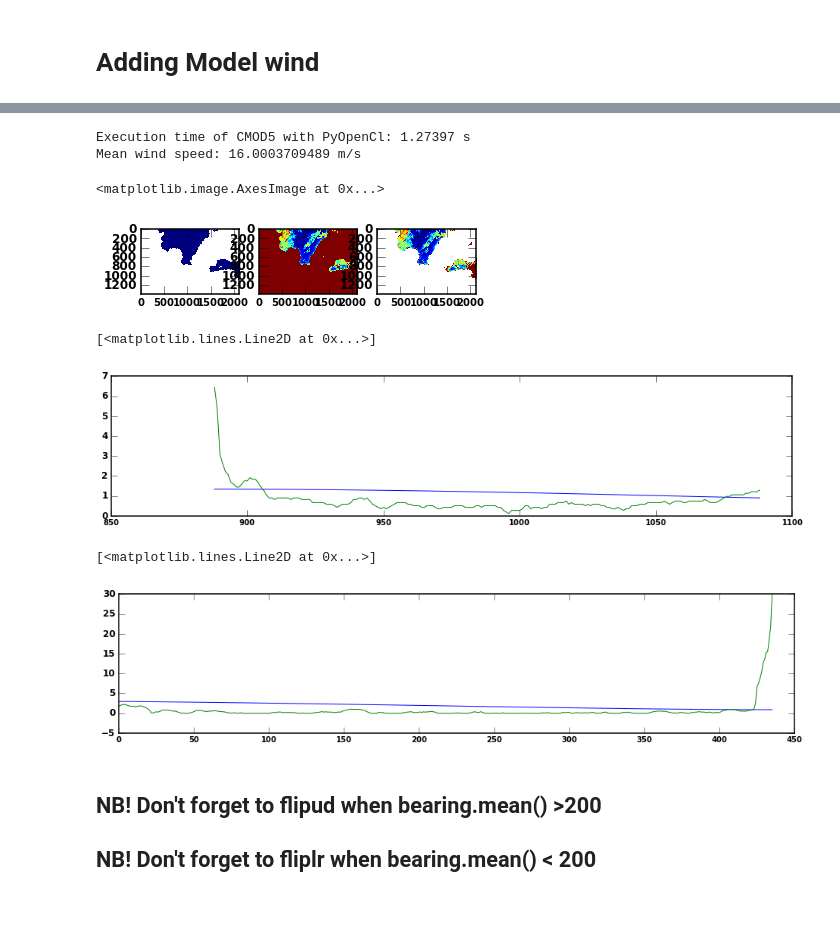
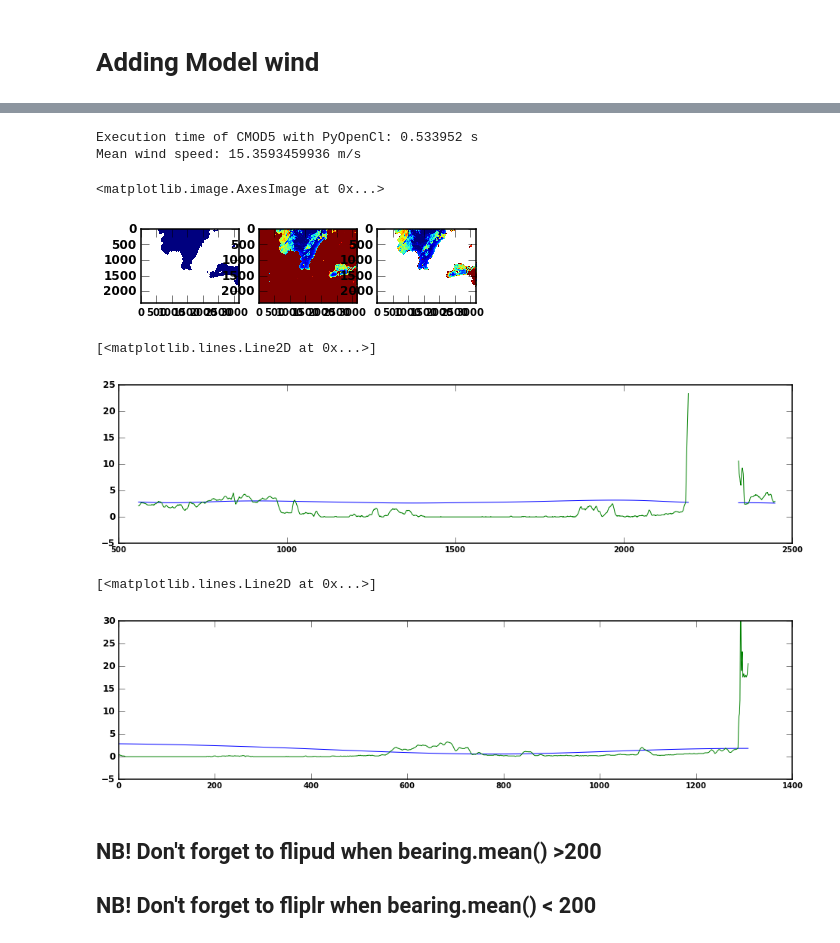
Before and after one commit to magican/PySOL, a Jupyter notebook: notebooks/Sentinel-1/S1_test_resampling.ipynb, the cells around one changed output, grey strips where cells are left out. Saved outputs shown, nothing was run; the diff lists cells and outputs as text; code cells hidden in the pictures; blank space fills up the shorter version.

```diff
--- a/notebooks/Sentinel-1/S1_test_resampling.ipynb
+++ b/notebooks/Sentinel-1/S1_test_resampling.ipynb
@@ -70,7 +68,7 @@ reload(readS1)
 # %%
 # %%timeit -r 1 -n 1
 scale = 1
-pxlResSARm = 120
+pxlResSARm = 80
 
 s1 = readS1.readS1(inpath=inpath, fn=fn, resolution=pxlResSARm)
 # s1.__dict__['raw_counts']
@@ -92,7 +90,10 @@ for p in polarization:
     print "Filtering Image: \'%s\' polarization" %p
 
     # filter the image
-    sigma0w[p] = wiener(sigma0[p][::scale,::scale], mysize=(7,7), noise=None)
+    if pxlResSARm >= 120:
+        sigma0w[p] = wiener(sigma0[p][::scale,::scale], mysize=(3,3), noise=None)
+    else:
+        sigma0w[p] = wiener(sigma0[p][::scale,::scale], mysize=(7,7), noise=None)
 #     sigma0w[p] = sigma0[p]
 # %% [output]
 Filtering Image: 'vv' polarization
@@ -351,8 +355,8 @@ elif p == 'vv':
                                       windir=wind_dir_model_swath_rel, \
                                       theta=incidenceAngle_2[p][::scale,::scale], nprocs=numProcs)
 # %% [output]
-Execution time of CMOD5 with PyOpenCl: 1.27397 s
-Mean wind speed: 16.0003709489 m/s
+Execution time of CMOD5 with PyOpenCl: 0.533952 s
+Mean wind speed: 15.3593459936 m/s
 # %%
 plt.figure()
 plt.subplot(131)
@@ -363,7 +367,7 @@ plt.subplot(133)
 plt.imshow(ma.masked_where(mask_arr_swath.mask, wind_speed_asar), vmin=0, vmax=5)
 # %% [output]
 <matplotlib.image.AxesImage at 0x...>
-[figure, old version]
+[figure, new version]
 # %%
 # Add mask to initial NCEP data
 area_def_ncep = pr.geometry.SwathDefinition(lons=ncepGFSmodelWind['lons_wind'], lats=ncepGFSmodelWind['lats_wind'])
@@ -378,19 +382,19 @@ ncepGFSmodelWindSwath['wind_speed'] = ma.masked_where(mask_arr_swath.mask, ncepG
 # %%
 plt.close('all')
 plt.figure(figsize=(16,16/3*double(sigma0w[p].shape[0])/double(sigma0w[p].shape[1])))
-plt.plot(ncepGFSmodelWindSwath['wind_speed'][600,:])
-plt.plot(wind_speed_asar[600,:])
+plt.plot(ncepGFSmodelWindSwath['wind_speed'][100,:])
+plt.plot(wind_speed_asar[100,:])
 # %% [output]
 [<matplotlib.lines.Line2D at 0x...>]
-[figure, old version]
+[figure, new version]
 # %%
 plt.close('all')
 plt.figure(figsize=(16,16/3*double(sigma0w[p].shape[0])/double(sigma0w[p].shape[1])))
-plt.plot(ncepGFSmodelWindSwath['wind_speed'][:,800])
-plt.plot(wind_speed_asar[:,800])
+plt.plot(ncepGFSmodelWindSwath['wind_speed'][:,1500])
+plt.plot(wind_speed_asar[:,1500])
 # %% [output]
 [<matplotlib.lines.Line2D at 0x...>]
-[figure, old version]
+[figure, new version]
 # %% [markdown]
 ## NB! Don't forget to flipud when bearing.mean() >200
 ## NB! Don't forget to fliplr when bearing.mean() < 200
```
Also changed, not shown: parts of 17 cells of this notebook, 5 other files.
